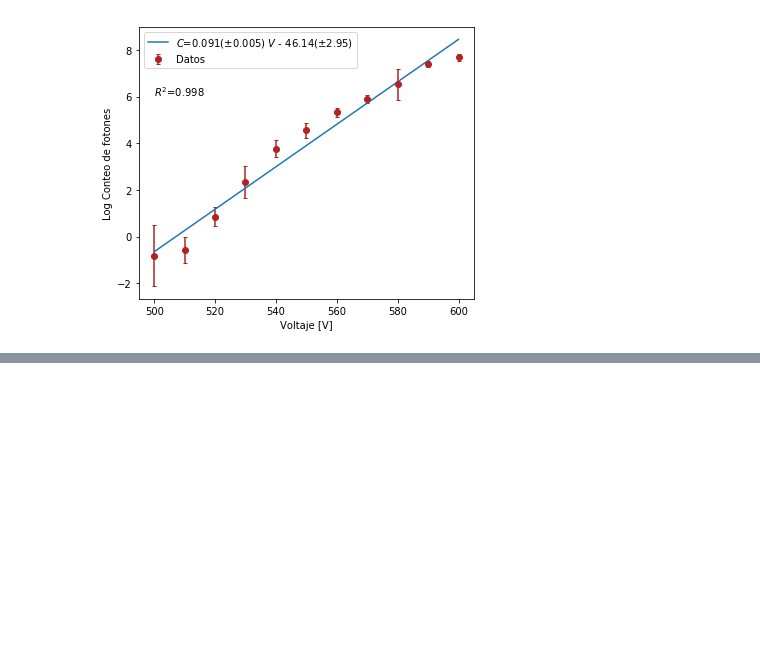
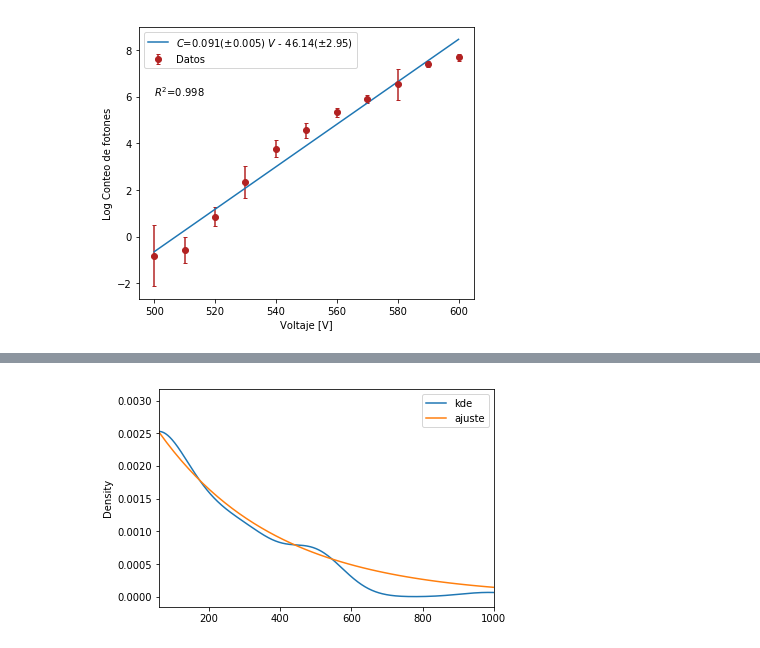
Before and after one commit to jamontanac/Laboratorio-Avanzado, a Jupyter notebook: Double_Slit/Analisis.ipynb, the cells around one changed output, grey strips where cells are left out. Drawn from its saved outputs; the diff is of its cells as text; code cells hidden in the pictures; blank space fills up the shorter version.

```diff
--- a/Double_Slit/Analisis.ipynb
+++ b/Double_Slit/Analisis.ipynb
@@ -150,0 +154,11 @@ plt.show()
+# %%
+def p(n,avg):
+    return 1.0/(avg+1)*(avg/(avg+1))**n
+# %%
+n=np.linspace(0,1000)
+conteos[conteos.conteo<1000].conteo.plot(kind="kde",xlim=(60,1000),label="kde",bw_method="scott")
+plt.plot(n,p(n,330),label="ajuste")
+plt.legend()
+plt.show()
+# %% [output]
+[figure, added]
```
Also changed, not shown: parts of 8 cells of this notebook.
